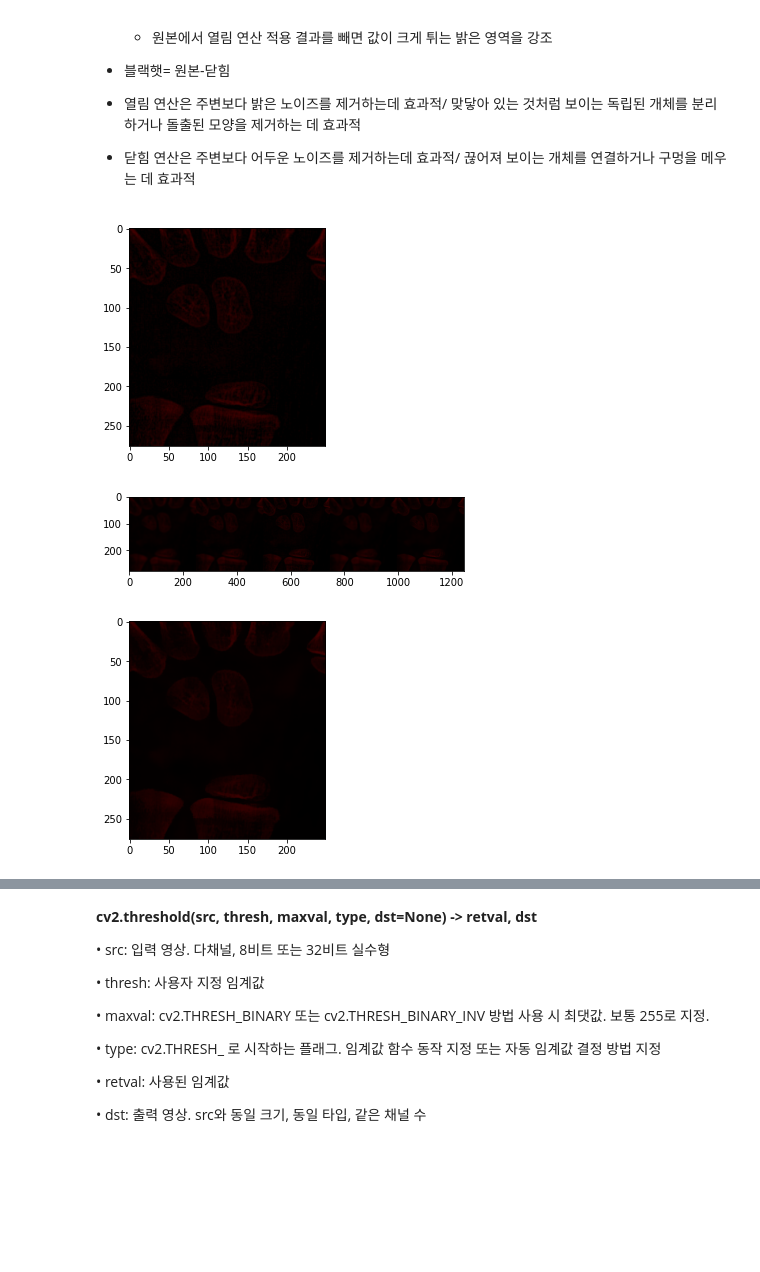
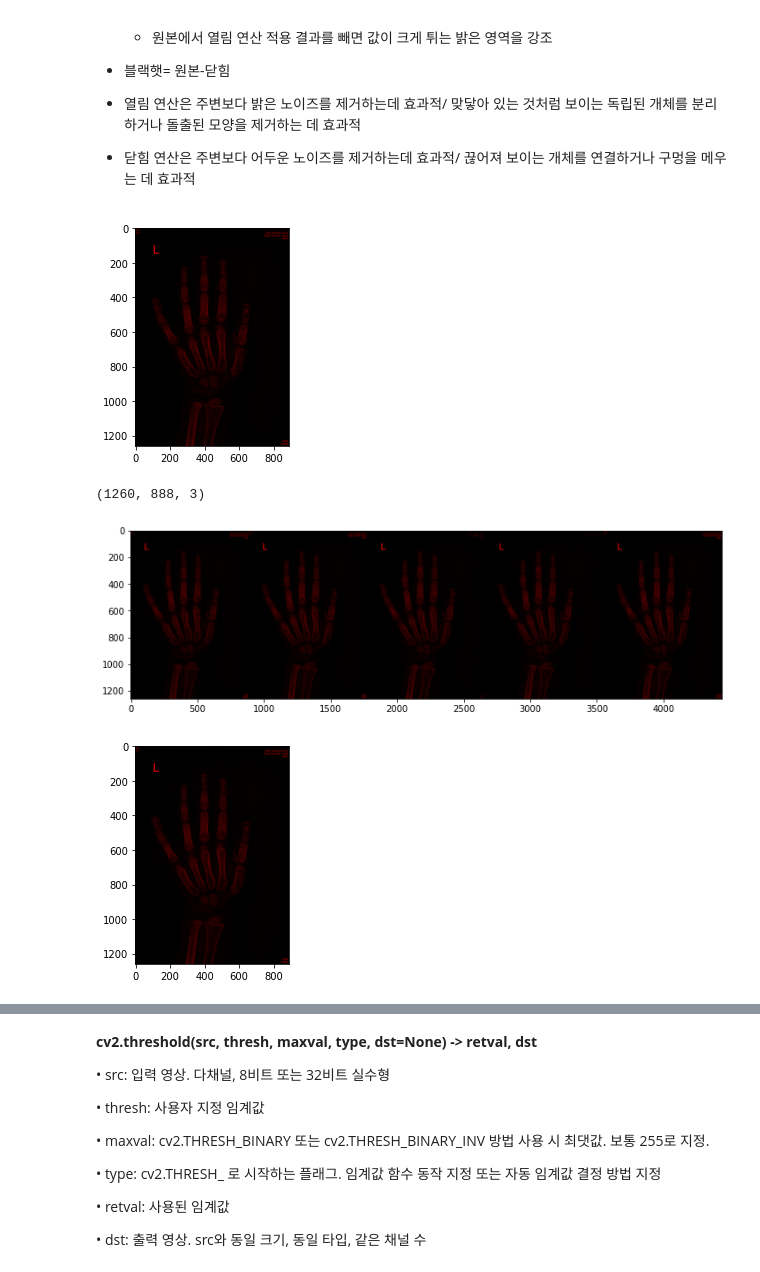
Before and after one commit to kikiru328/Bone_Detection, a Jupyter notebook: 승혜/img_processing_tmdhey.ipynb, the cells around one changed output, grey strips where cells are left out. Drawn from its saved outputs; the diff is of its cells as text; code cells hidden in the pictures; blank space fills up the shorter version.

```diff
--- a/승혜/img_processing_tmdhey.ipynb
+++ b/승혜/img_processing_tmdhey.ipynb
@@ -137,5 +139,9 @@ plt.show()
 # %% [markdown]
 ## 전처리 코드
+# %%
+# image 가져오기
+img = cv2.imread('1_F.jpg',cv2.IMREAD_COLOR)
+img_ = img.copy()
 # %%
 img= img_.copy()
 # %%
@@ -186,13 +192,17 @@ plt.show()
 - 닫힘 연산은 주변보다 어두운 노이즈를 제거하는데 효과적/ 끊어져 보이는 개체를 연결하거나 구멍을 메우는 데 효과적
 # %%
 # 원본-열림 : 값이 크게 튀는 밝은 영역 강조
-k = cv2.getStructuringElement(cv2.MORPH_CROSS, (50, 50))
+k = cv2.getStructuringElement(cv2.MORPH_RECT, (50, 50))
 img = cv2.morphologyEx(img, cv2.MORPH_TOPHAT, k)
 
 plt.imshow(img)
 plt.show()
 # %% [output]
-[figure, old version]
+[figure, new version]
+# %%
+img.shape
+# %% [output]
+(1260, 888, 3)
 # %%
 # 블러 필터 차이
 blur1 = cv2.GaussianBlur(img, (15, 15), 0)
@@ -201,21 +211,23 @@ blur3 = cv2.medianBlur(img, 3)
 blur4 = cv2.medianBlur(img, 9)
 blur5= cv2.bilateralFilter(img,-1, 10, 5)
 
-merged = np.hstack((blur1, blur2, blur3,blur4,blur5))
+merged = np.hstack((blur1, blur2 ,blur3, blur4, blur5))
 
+plt.figure(figsize=(12, 60))
 plt.imshow(merged)
 plt.show()
 # %% [output]
-[figure, old version]
+[figure, new version]
 # %%
 # 미디안 블러필터 적용
 # img = cv2.medianBlur(img, 3)
 
+# bilateral 필터 적용
 img= cv2.bilateralFilter(img,-1, 10, 5)
 plt.imshow(img)
 plt.show()
 # %% [output]
-[figure, old version]
+[figure, new version]
 # %%
 # Lab에서 Grayscale로 이미지 변환 for threshold
 
```
Also changed, not shown: parts of 32 cells of this notebook.
